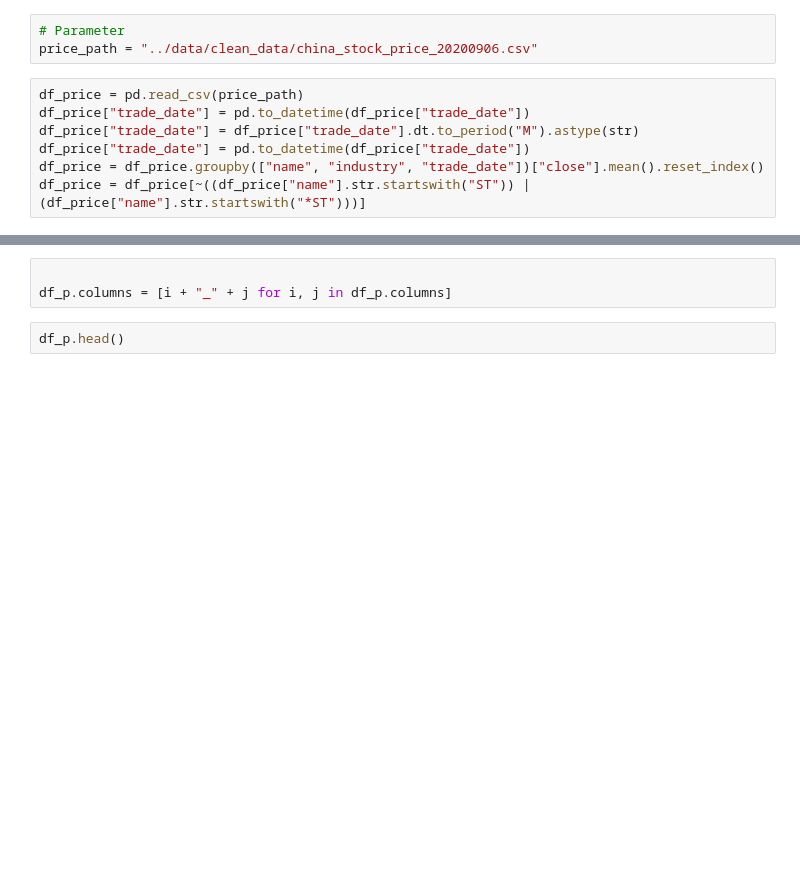
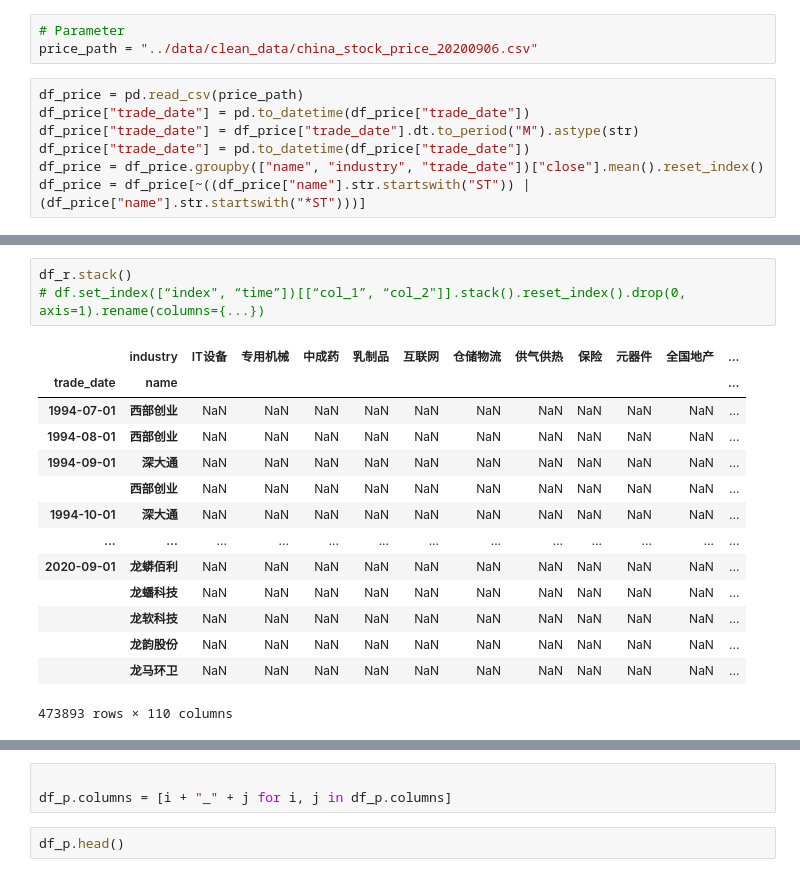
Before and after one commit to chentinghao/portfolio_algo, a Jupyter notebook: jupyter_notebook/industry_analysis.ipynb, the cells around one changed output, grey strips where cells are left out. Drawn from its saved outputs; the diff is of its cells as text; blank space fills up the shorter version.

```diff
--- a/jupyter_notebook/industry_analysis.ipynb
+++ b/jupyter_notebook/industry_analysis.ipynb
@@ -41,0 +69,18 @@ max     0.023569
+# %%
+df_r.stack()
+# df.set_index([“index", “time”])[[“col_1”, “col_2"]].stack().reset_index().drop(0, axis=1).rename(columns={...})
+# %% [output]
+|  | industry | IT设备 | 专用机械 | 中成药 | 乳制品 | 互联网 | 仓储物流 | 供气供热 | 保险 | 元器件 | 全国地产 | ... |
+| trade_date | name |  |  |  |  |  |  |  |  |  |  | ... |
+| 1994-07-01 | 西部创业 | NaN | NaN | NaN | NaN | NaN | NaN | NaN | NaN | NaN | NaN | ... |
+| 1994-08-01 | 西部创业 | NaN | NaN | NaN | NaN | NaN | NaN | NaN | NaN | NaN | NaN | ... |
+| 1994-09-01 | 深大通 | NaN | NaN | NaN | NaN | NaN | NaN | NaN | NaN | NaN | NaN | ... |
+|  | 西部创业 | NaN | NaN | NaN | NaN | NaN | NaN | NaN | NaN | NaN | NaN | ... |
+| 1994-10-01 | 深大通 | NaN | NaN | NaN | NaN | NaN | NaN | NaN | NaN | NaN | NaN | ... |
+| ... | ... | ... | ... | ... | ... | ... | ... | ... | ... | ... | ... | ... |
+| 2020-09-01 | 龙蟒佰利 | NaN | NaN | NaN | NaN | NaN | NaN | NaN | NaN | NaN | NaN | ... |
+|  | 龙蟠科技 | NaN | NaN | NaN | NaN | NaN | NaN | NaN | NaN | NaN | NaN | ... |
+|  | 龙软科技 | NaN | NaN | NaN | NaN | NaN | NaN | NaN | NaN | NaN | NaN | ... |
+|  | 龙韵股份 | NaN | NaN | NaN | NaN | NaN | NaN | NaN | NaN | NaN | NaN | ... |
+|  | 龙马环卫 | NaN | NaN | NaN | NaN | NaN | NaN | NaN | NaN | NaN | NaN | ... |
+473893 rows × 110 columns
```
Also changed, not shown: parts of 14 cells of this notebook.
